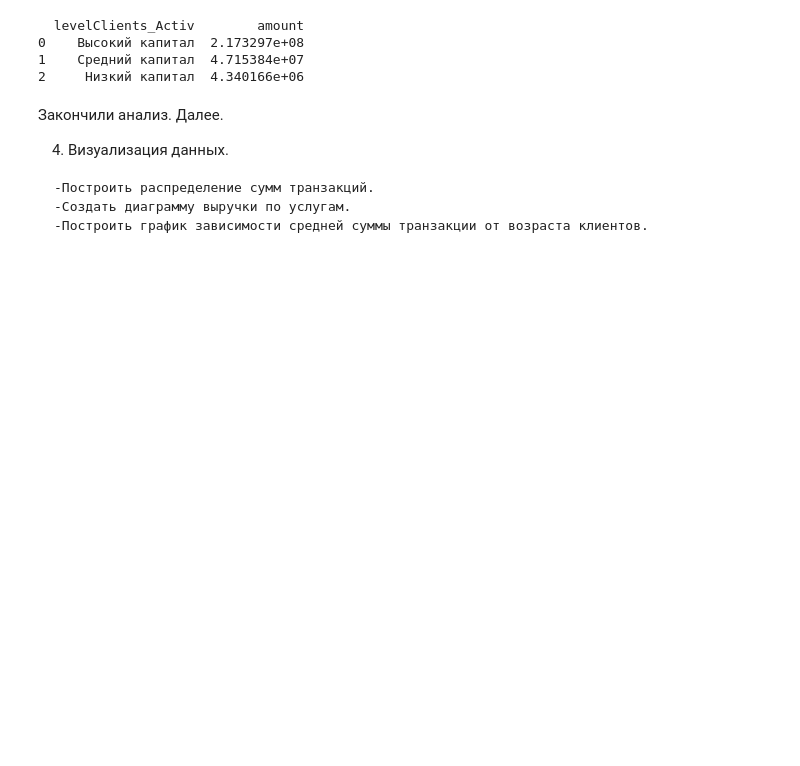
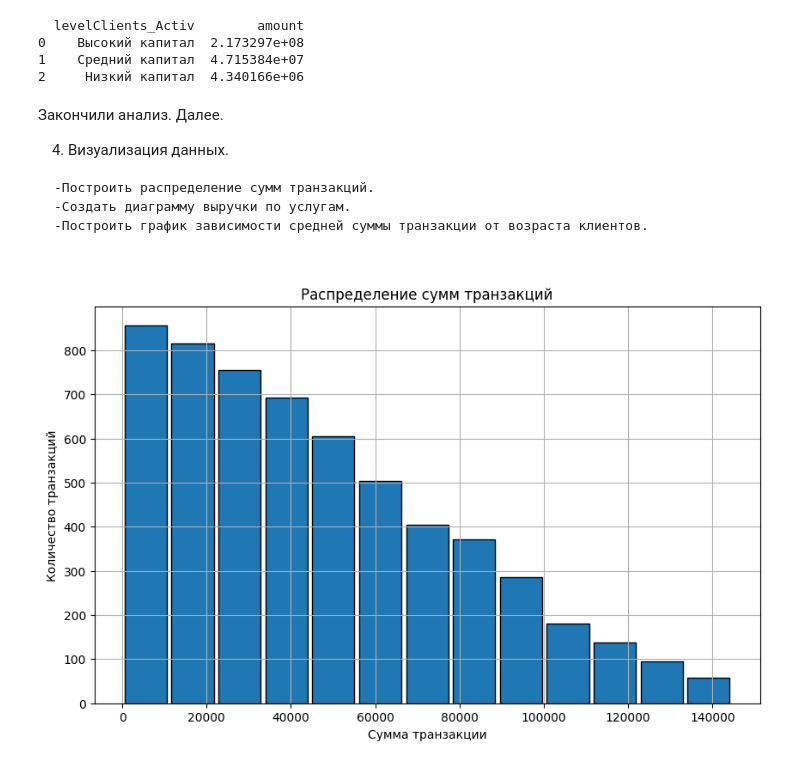
Before and after one commit to KYBqq/Finance-And-Clients-Analytics, a Jupyter notebook: Finance & Client, Analytics.ipynb, the cells around one changed output. Saved outputs shown, nothing was run; the diff lists cells and outputs as text; code cells hidden in the pictures; blank space fills up the shorter version.

Commit message:
Визуализация: Транзакции.
-Распределение сумм транзакций.

```diff
--- a/Finance & Client, Analytics.ipynb
+++ b/Finance & Client, Analytics.ipynb
@@ -433,3 +434,14 @@ print(RevenueTOPgroupActivClients)
 -Построить распределение сумм транзакций.
 -Создать диаграмму выручки по услугам.
 -Построить график зависимости средней суммы транзакции от возраста клиентов.
+# %%
+#Распределение сумм транзакций:
+
+plt.figure(figsize=(10, 6))
+plt.hist(merged_df['amount'], bins=bins, edgecolor='black', rwidth=0.9)
+plt.title('Распределение сумм транзакций')
+plt.xlabel('Сумма транзакции')
+plt.ylabel('Количество транзакций')
+plt.grid(True) #Сетка разделения.
+# %% [output]
+[figure, added]
```
Also changed, not shown: parts of 1 cell of this notebook.
